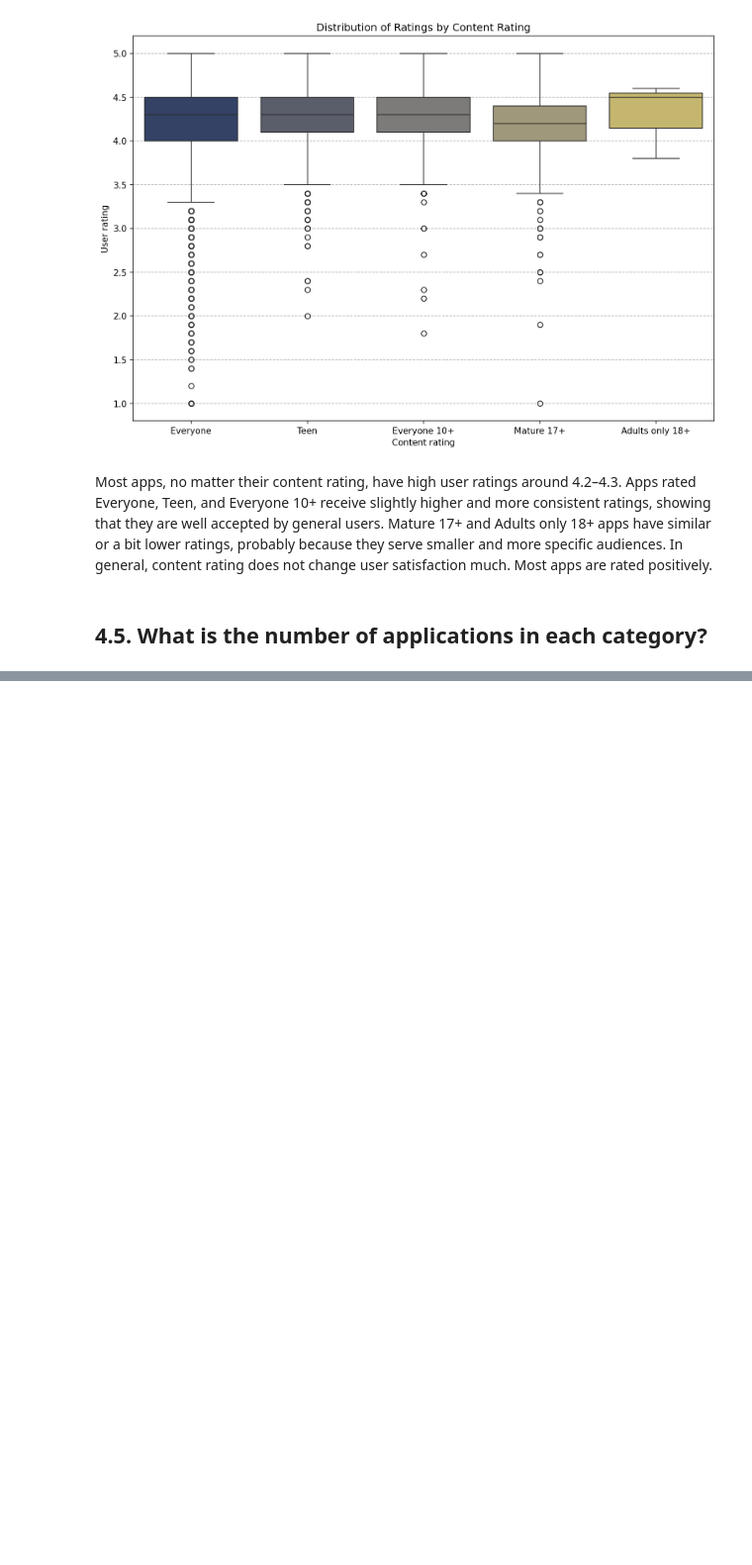
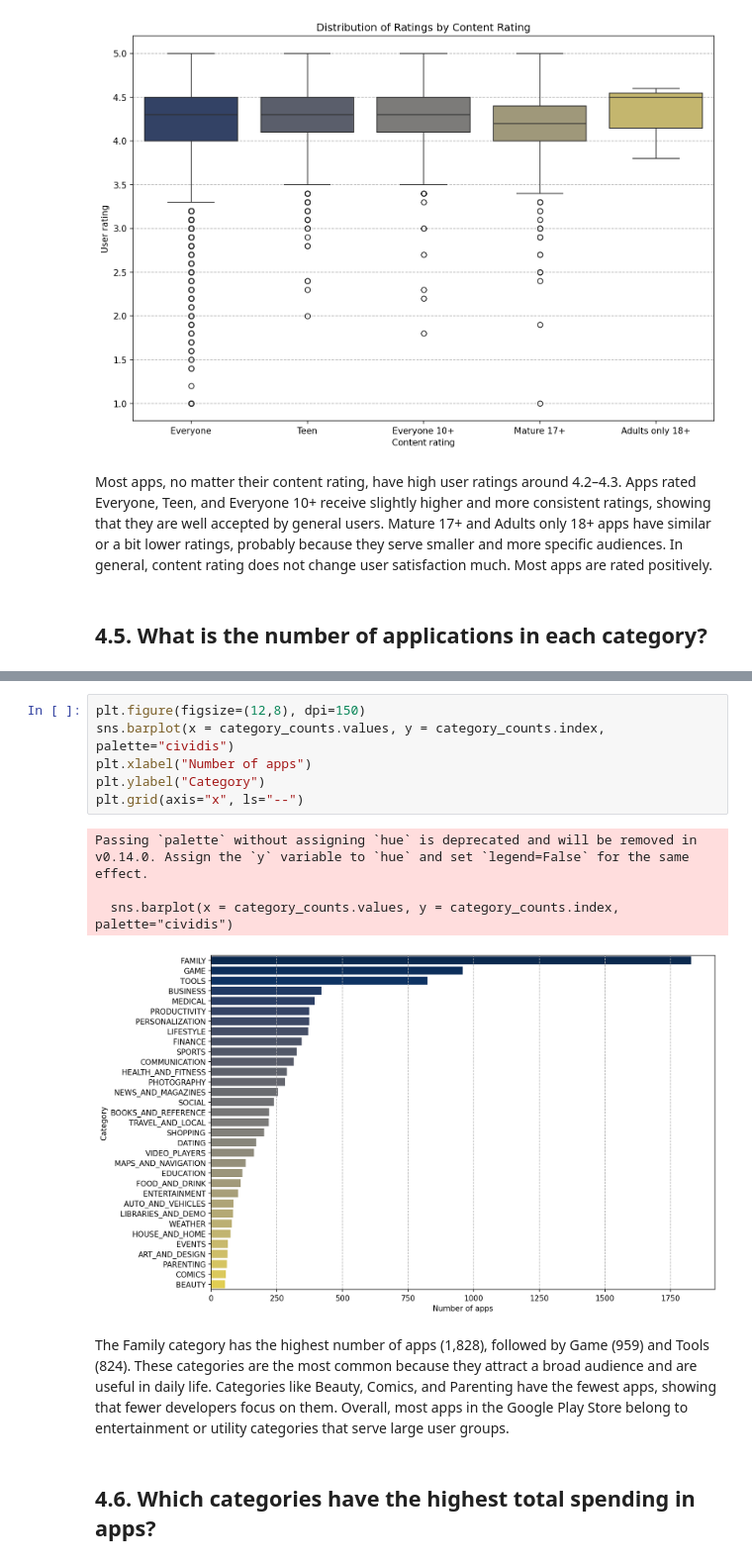
Before and after one commit to emredemirbas/google-playstore-eda, a Jupyter notebook: google_play_store_eda.ipynb, the cells around one changed output, grey strips where cells are left out. Shown at 99% size. Drawn from its saved outputs; the diff is of its cells as text; blank space fills up the shorter version.

```diff
--- a/google_play_store_eda.ipynb
+++ b/google_play_store_eda.ipynb
@@ -1037,0 +1032,15 @@ In general, content rating does not change user satisfaction much. Most apps are
+# %%
+plt.figure(figsize=(12,8), dpi=150)
+sns.barplot(x = category_counts.values, y = category_counts.index, palette="cividis")
+plt.xlabel("Number of apps")
+plt.ylabel("Category")
+plt.grid(axis="x", ls="--")
+# %% [output]
+Passing `palette` without assigning `hue` is deprecated and will be removed in v0.14.0. Assign the `y` variable to `hue` and set `legend=False` for the same effect.
+
+  sns.barplot(x = category_counts.values, y = category_counts.index, palette="cividis")
+[figure, added]
+# %% [markdown]
+The Family category has the highest number of apps (1,828), followed by Game (959) and Tools (824). These categories are the most common because they attract a broad audience and are useful in daily life. Categories like Beauty, Comics, and Parenting have the fewest apps, showing that fewer developers focus on them. Overall, most apps in the Google Play Store belong to entertainment or utility categories that serve large user groups.
+# %% [markdown]
+## 4.6. Which categories have the highest total spending in apps?
```
Also changed, not shown: parts of 21 cells of this notebook.
